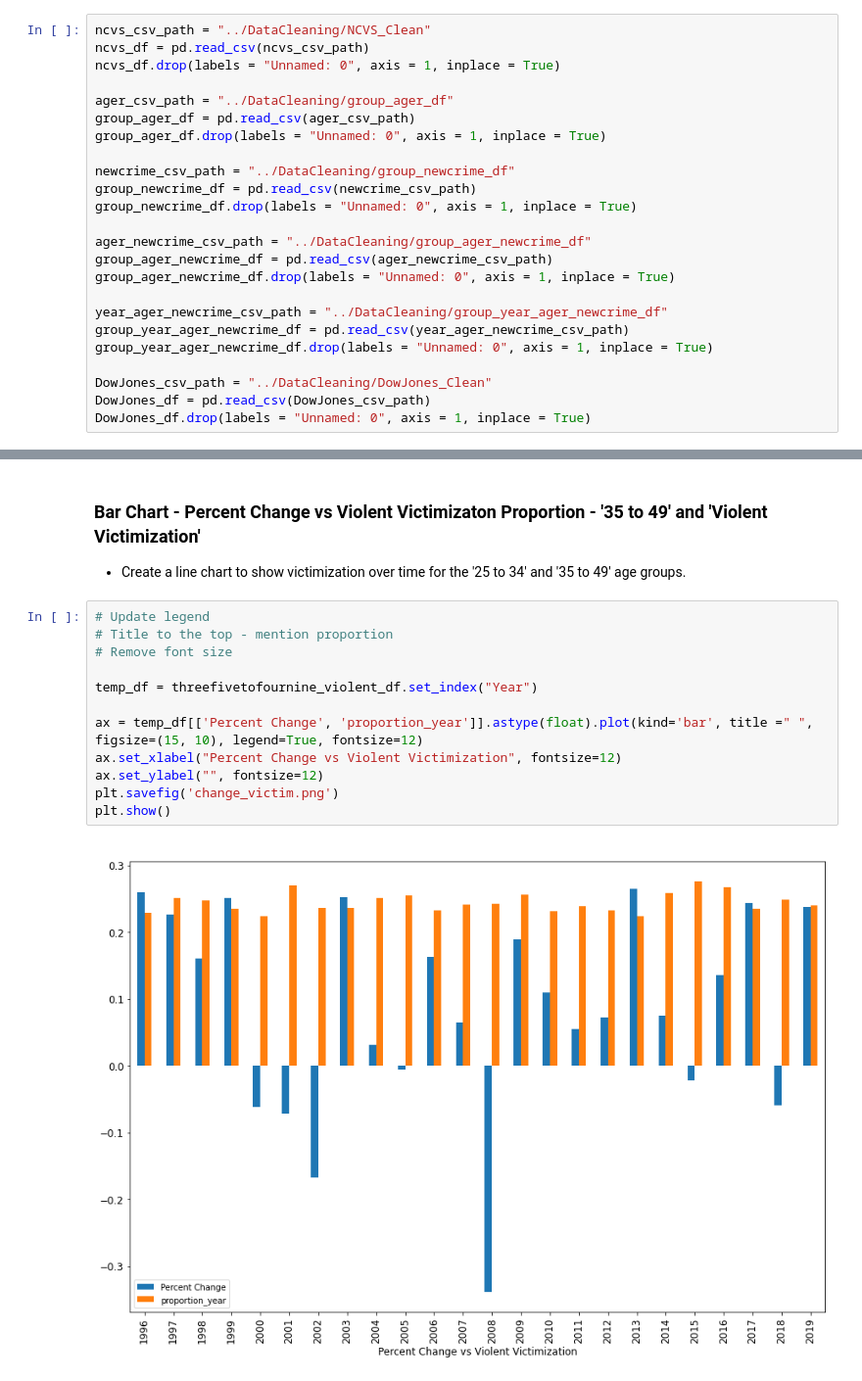
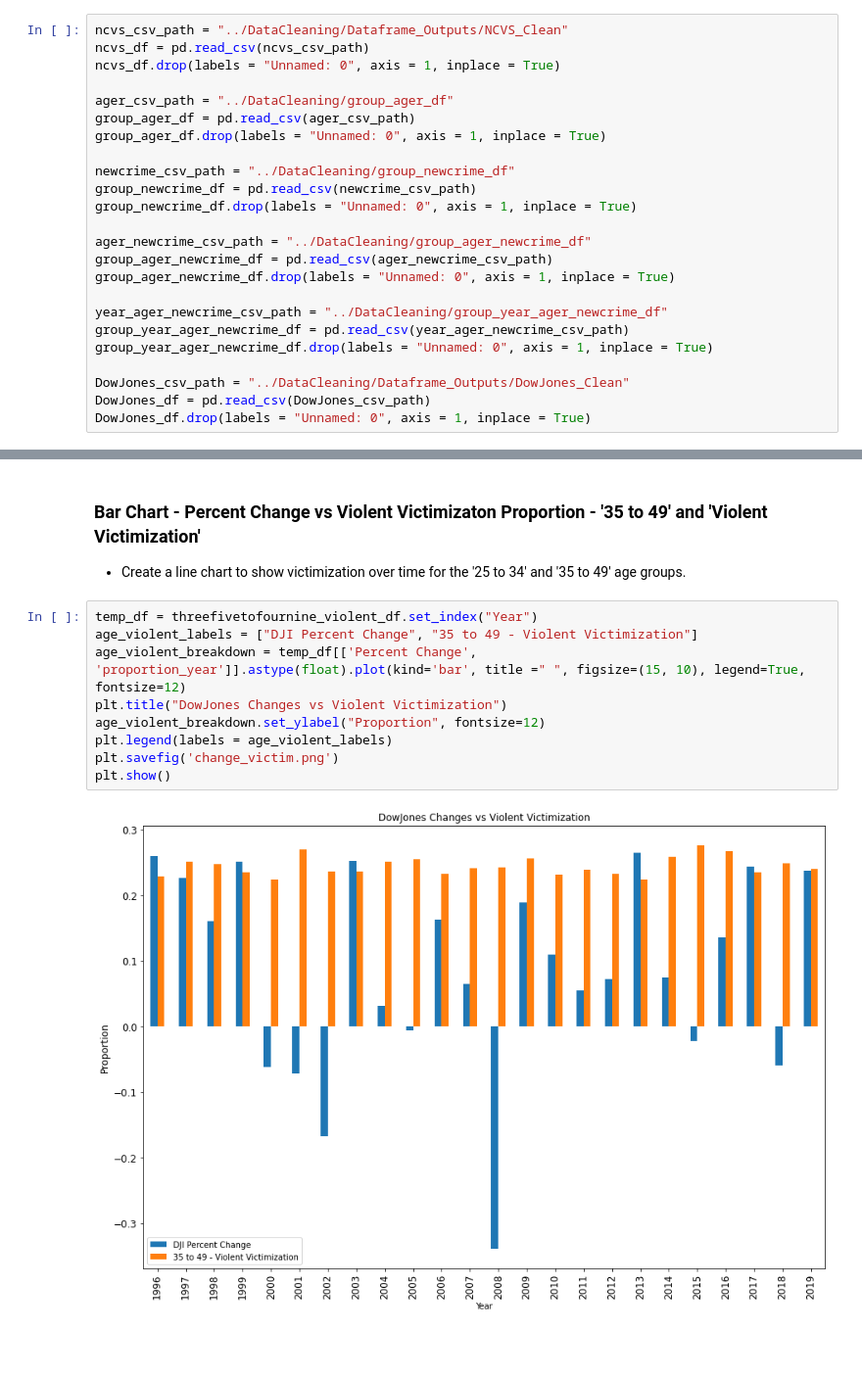
Before and after one commit to SyFlores/Crime_Victimization_and_the_Stock_Market, a Jupyter notebook: Analysis/Analysis.ipynb, the cells around one changed output, grey strips where cells are left out. Shown at 98% size. Cells and saved outputs as stored; diff of their text form; blank space fills up the shorter version.

```diff
--- a/Analysis/Analysis.ipynb
+++ b/Analysis/Analysis.ipynb
@@ -10,7 +10,7 @@ import pandas as pd
 - NCVS - Read in cleaned primary dataset and 4 additional groupby datasets
 - Dow Jones - Read in groupby dataset
 # %%
-ncvs_csv_path = "../DataCleaning/NCVS_Clean"
+ncvs_csv_path = "../DataCleaning/Dataframe_Outputs/NCVS_Clean"
 ncvs_df = pd.read_csv(ncvs_csv_path)
 ncvs_df.drop(labels = "Unnamed: 0", axis = 1, inplace = True)
 
@@ -30,7 +30,7 @@ year_ager_newcrime_csv_path = "../DataCleaning/group_year_ager_newcrime_df"
 group_year_ager_newcrime_df = pd.read_csv(year_ager_newcrime_csv_path)
 group_year_ager_newcrime_df.drop(labels = "Unnamed: 0", axis = 1, inplace = True)
 
-DowJones_csv_path = "../DataCleaning/DowJones_Clean"
+DowJones_csv_path = "../DataCleaning/Dataframe_Outputs/DowJones_Clean"
 DowJones_df = pd.read_csv(DowJones_csv_path)
 DowJones_df.drop(labels = "Unnamed: 0", axis = 1, inplace = True)
 # %% [markdown]
@@ -162,16 +154,13 @@ plt.show()
 ### Bar Chart - Percent Change vs Violent Victimizaton Proportion - '35 to 49' and 'Violent Victimization'
 - Create a line chart to show victimization over time for the '25 to 34' and '35 to 49' age groups.
 # %%
-# Update legend
-# Title to the top - mention proportion
-# Remove font size
-
 temp_df = threefivetofournine_violent_df.set_index("Year")
-
-ax = temp_df[['Percent Change', 'proportion_year']].astype(float).plot(kind='bar', title =" ", figsize=(15, 10), legend=True, fontsize=12)
-ax.set_xlabel("Percent Change vs Violent Victimization", fontsize=12)
-ax.set_ylabel("", fontsize=12)
+age_violent_labels = ["DJI Percent Change", "35 to 49 - Violent Victimization"]
+age_violent_breakdown = temp_df[['Percent Change', 'proportion_year']].astype(float).plot(kind='bar', title =" ", figsize=(15, 10), legend=True, fontsize=12)
+plt.title("DowJones Changes vs Violent Victimization")
+age_violent_breakdown.set_ylabel("Proportion", fontsize=12)
+plt.legend(labels = age_violent_labels)
 plt.savefig('change_victim.png')
 plt.show()
 # %% [output]
-[figure, old version]
+[figure, new version]
```
Also changed, not shown: parts of 10 cells of this notebook, 8 other files.
